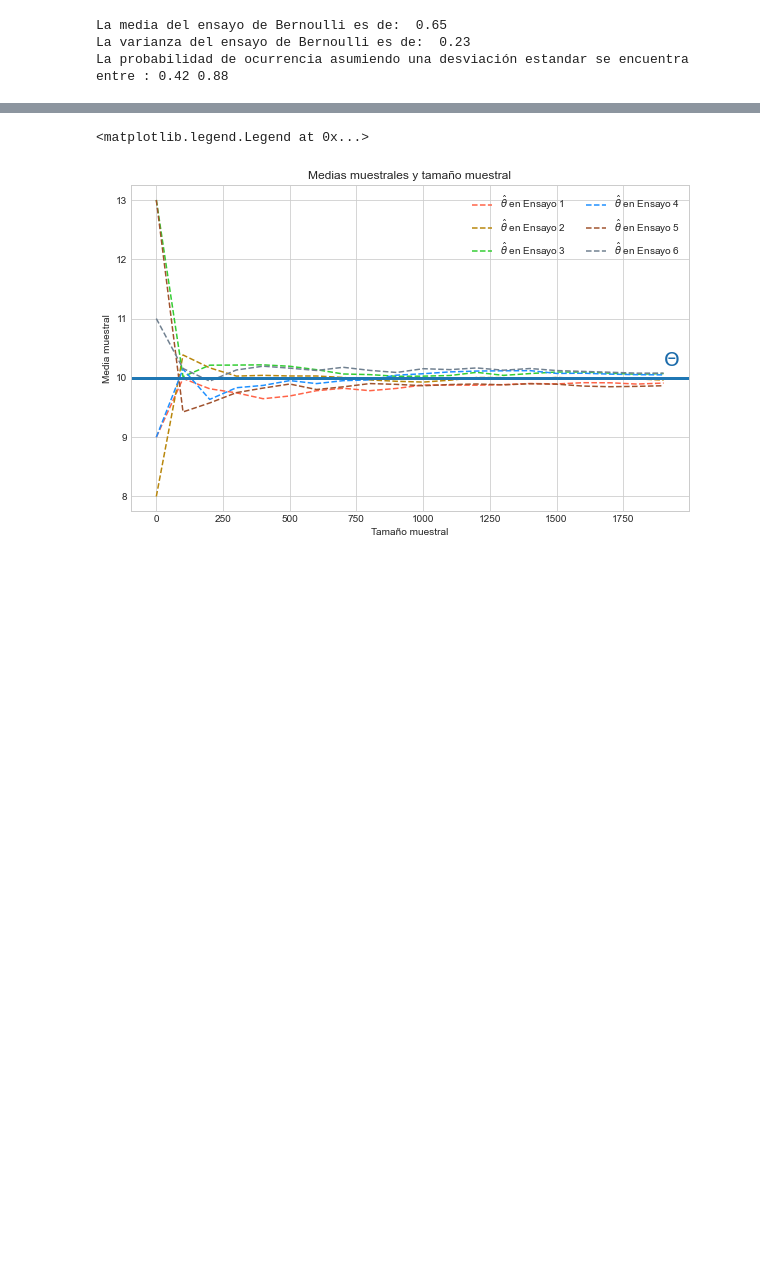
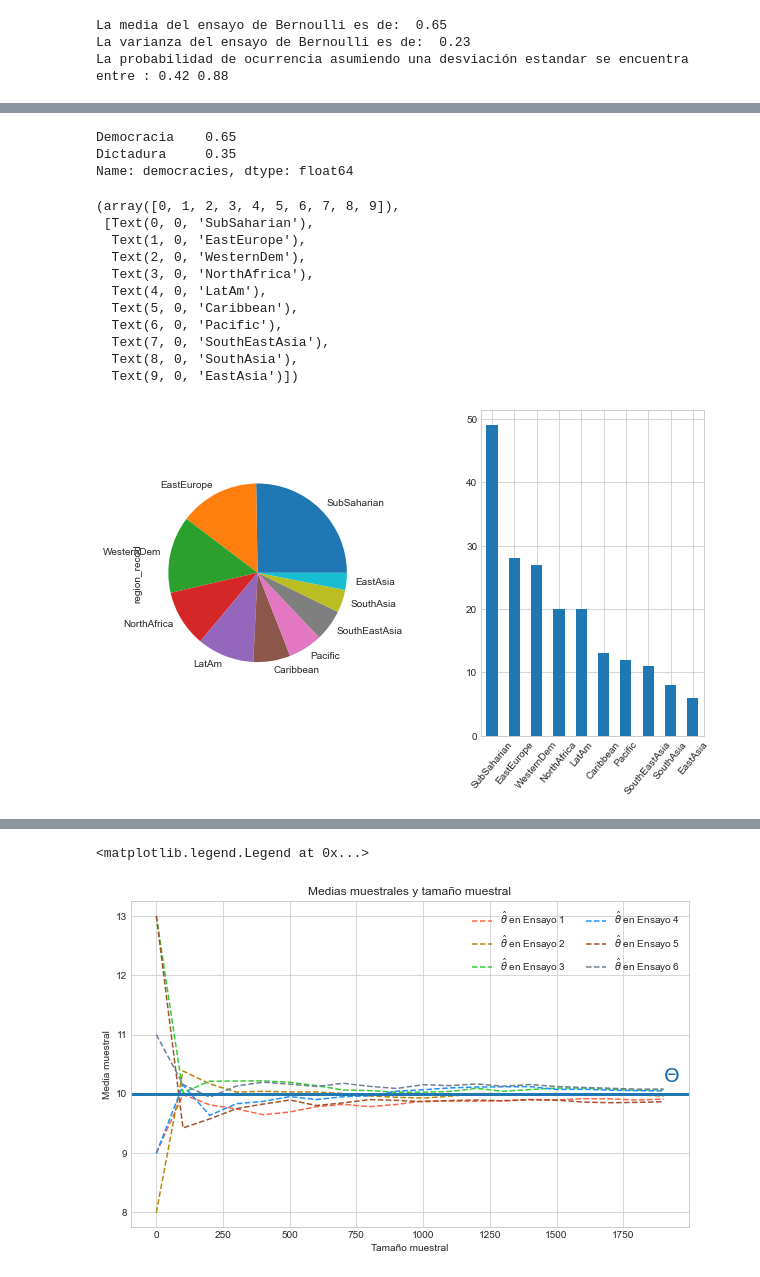
Before and after one commit to perezlino/desafio_latam_data_science, a Jupyter notebook: 2-Fundamentos_de_Data_Science/Modulo_3_Variables_aleatorias_y_graficos/clases/clase_4_-_variables_aleatorias_y_graficos.ipynb, the cells around one changed output, grey strips where cells are left out. Cells and saved outputs as stored; diff of their text form; code cells hidden in the pictures; blank space fills up the shorter version.

```diff
--- a/2-Fundamentos_de_Data_Science/Modulo_3_Variables_aleatorias_y_graficos/clases/clase_4_-_variables_aleatorias_y_graficos.ipynb
+++ b/2-Fundamentos_de_Data_Science/Modulo_3_Variables_aleatorias_y_graficos/clases/clase_4_-_variables_aleatorias_y_graficos.ipynb
@@ -857,0 +956,29 @@ La probabilidad de ocurrencia asumiendo una desviación estandar se encuentra en
+# %%
+df['democracies'] = np.where(df['gol_inst'] <= 2, 'Democracia', 'Dictadura')
+# pidamos los porcentajes de democracias
+democount = df['democracies'].value_counts('%').round(2)
+democount
+# %% [output]
+Democracia    0.65
+Dictadura     0.35
+Name: democracies, dtype: float64
+# %%
+plt.subplot(1,2,1)
+hdi_group.region_recod.value_counts().plot(kind='pie')
+plt.subplot(1,2,2)
+hdi_group.region_recod.value_counts().plot(kind='bar')
+plt.subplots_adjust(wspace=0.5)
+plt.xticks(rotation = 50)
+# %% [output]
+(array([0, 1, 2, 3, 4, 5, 6, 7, 8, 9]),
+ [Text(0, 0, 'SubSaharian'),
+  Text(1, 0, 'EastEurope'),
+  Text(2, 0, 'WesternDem'),
+  Text(3, 0, 'NorthAfrica'),
+  Text(4, 0, 'LatAm'),
+  Text(5, 0, 'Caribbean'),
+  Text(6, 0, 'Pacific'),
+  Text(7, 0, 'SouthEastAsia'),
+  Text(8, 0, 'SouthAsia'),
+  Text(9, 0, 'EastAsia')])
+[figure, added]
```
Also changed, not shown: parts of 28 cells of this notebook, 12 other files.
